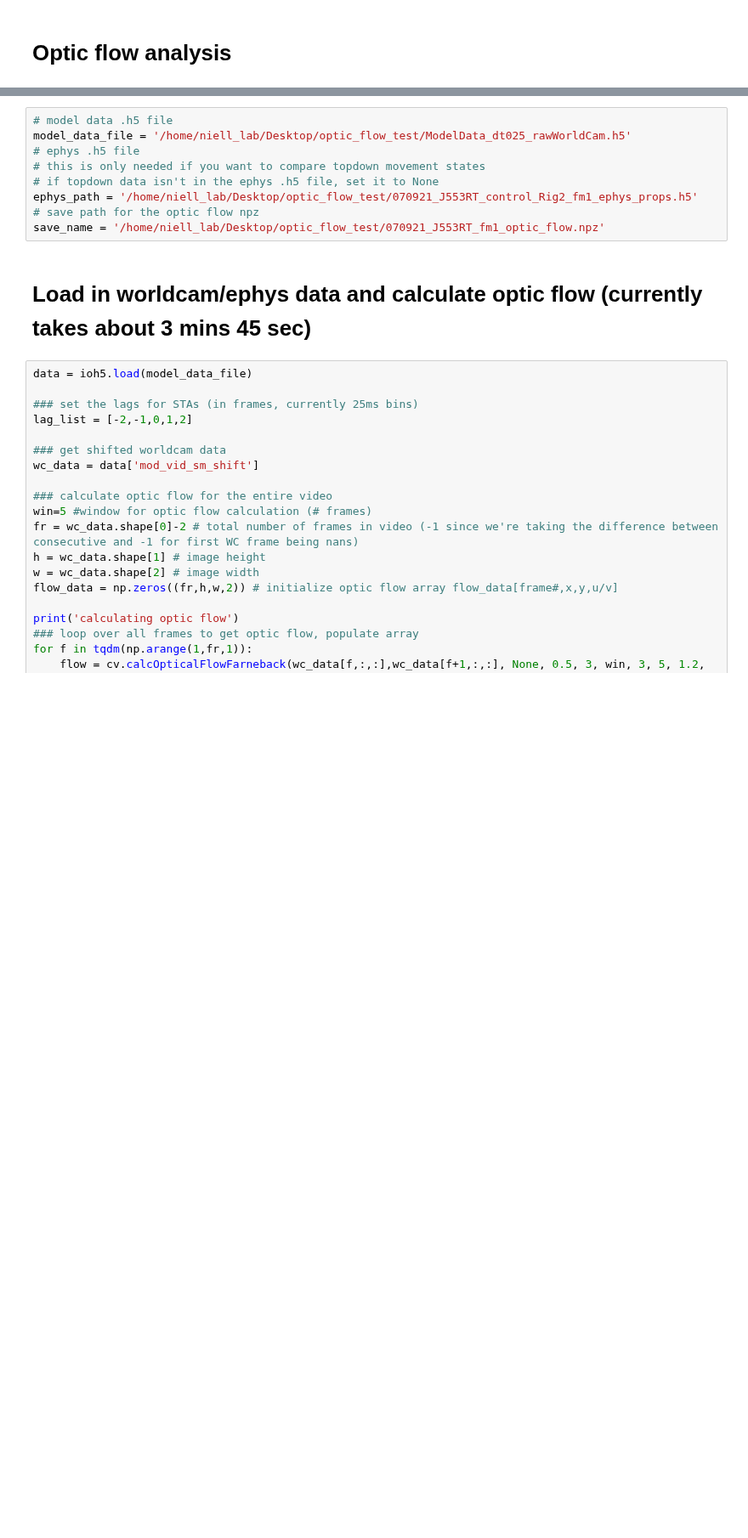
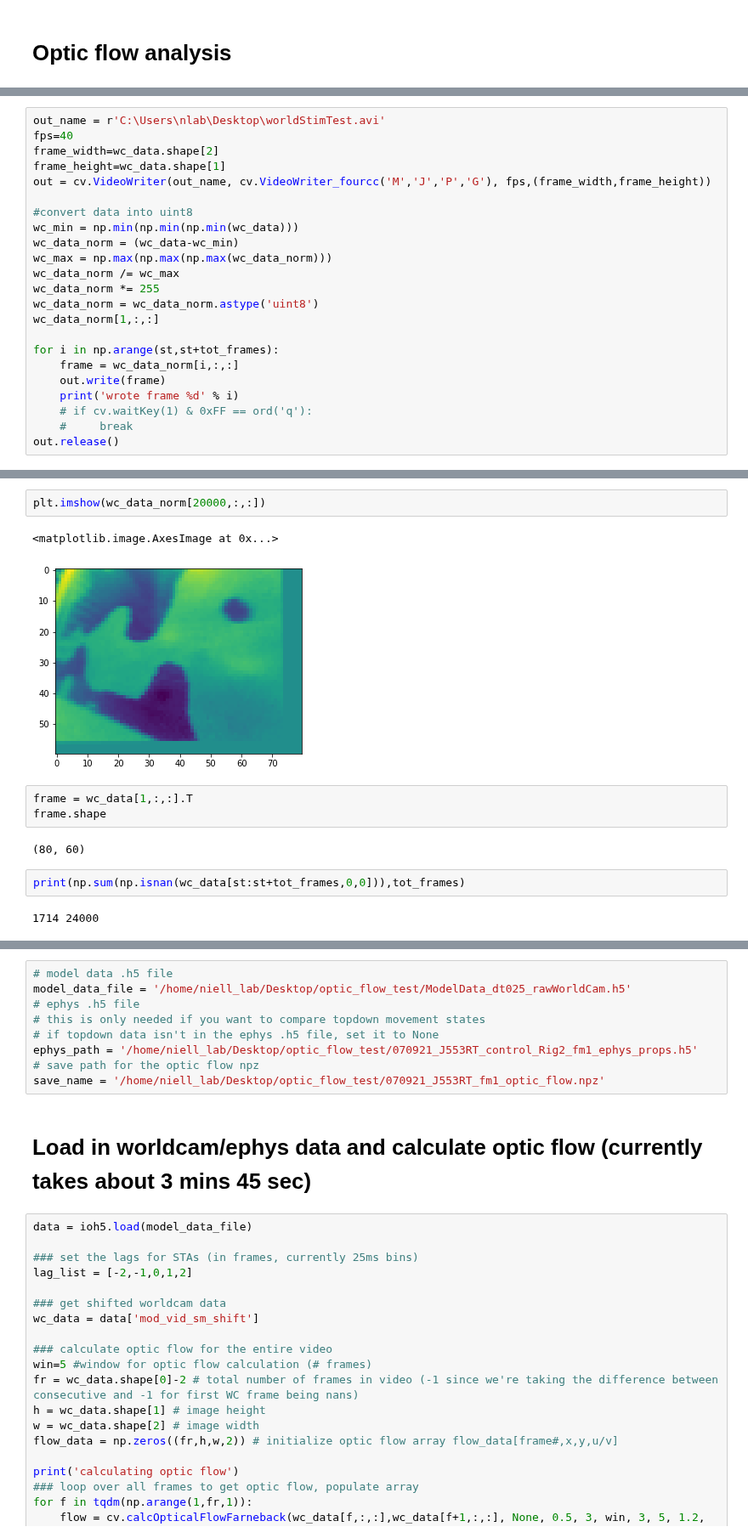
Before and after one commit to nielllab/FreelyMovingEphys, a Jupyter notebook: projects/ephys/phil_group_ephys_analysis.ipynb, the cells around one changed output, grey strips where cells are left out. Shown at 85% size. Cells and saved outputs as stored; diff of their text form; blank space fills up the shorter version.

```diff
--- a/projects/ephys/phil_group_ephys_analysis.ipynb
+++ b/projects/ephys/phil_group_ephys_analysis.ipynb
@@ -18,0 +106,23 @@ from tqdm import tqdm
+# %%
+out_name = r'C:\Users\nlab\Desktop\worldStimTest.avi'
+fps=40
+frame_width=wc_data.shape[2]
+frame_height=wc_data.shape[1]
+out = cv.VideoWriter(out_name, cv.VideoWriter_fourcc('M','J','P','G'), fps,(frame_width,frame_height))
+
+#convert data into uint8
+wc_min = np.min(np.min(np.min(wc_data)))
+wc_data_norm = (wc_data-wc_min)
+wc_max = np.max(np.max(np.max(wc_data_norm)))
+wc_data_norm /= wc_max
+wc_data_norm *= 255
+wc_data_norm = wc_data_norm.astype('uint8')
+wc_data_norm[1,:,:]
+
+for i in np.arange(st,st+tot_frames):
+    frame = wc_data_norm[i,:,:]
+    out.write(frame)
+    print('wrote frame %d' % i)
+    # if cv.waitKey(1) & 0xFF == ord('q'):
+    #     break
+out.release()
@@ -18,0 +147,14 @@ from tqdm import tqdm
+# %%
+plt.imshow(wc_data_norm[20000,:,:])
+# %% [output]
+<matplotlib.image.AxesImage at 0x...>
+[figure, added]
+# %%
+frame = wc_data[1,:,:].T
+frame.shape
+# %% [output]
+(80, 60)
+# %%
+print(np.sum(np.isnan(wc_data[st:st+tot_frames,0,0])),tot_frames)
+# %% [output]
+1714 24000
```
Also changed, not shown: parts of 20 cells of this notebook, 4 other files.
